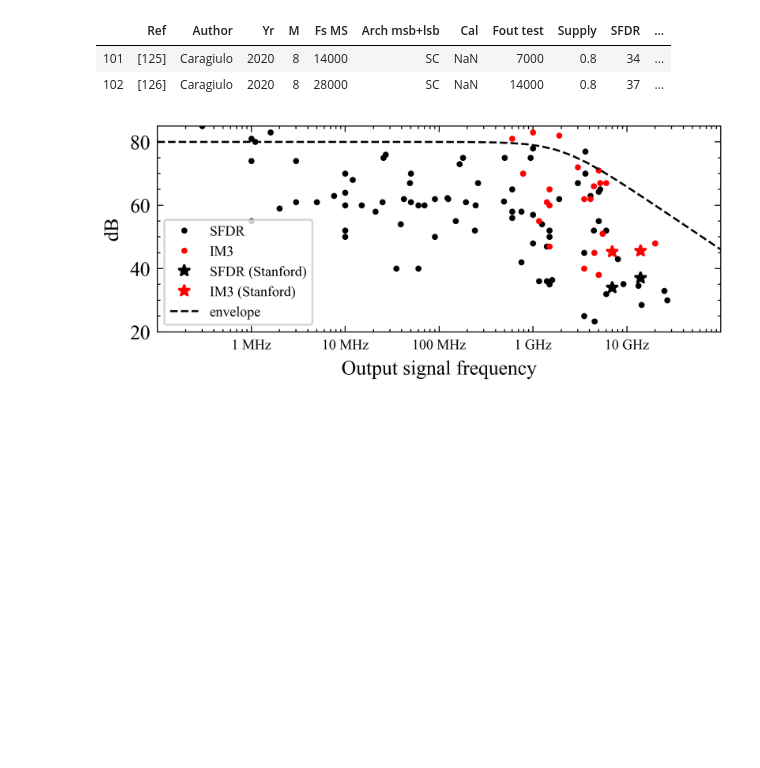
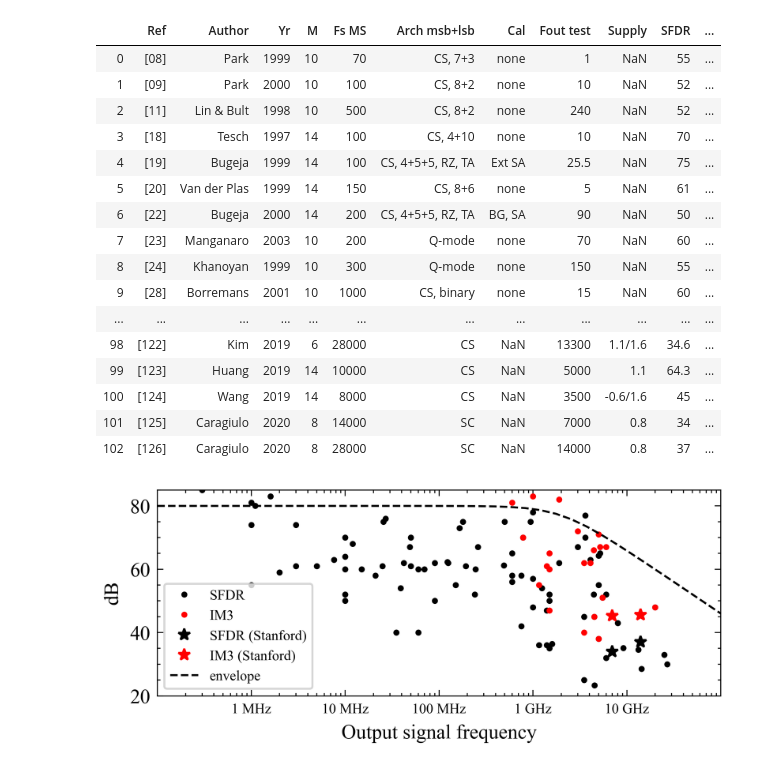
Before and after one commit to pietro-caragiulo/survey-DAC, a Jupyter notebook: notebook_survey.ipynb, the cells around one changed output. Cells and saved outputs as stored; diff of their text form; code cells hidden in the pictures; blank space fills up the shorter version.

```diff
--- a/notebook_survey.ipynb
+++ b/notebook_survey.ipynb
@@ -17,12 +17,26 @@ df=df[df['SFDR'] != '-']
 df=df[df['Fout test'] != 'DNR']
 
 df_stanford = df[df['Author'] == 'Caragiulo']
-# %%
-df_stanford
-# %% [output]
-|  | Ref | Author | Yr | M | Fs MS | Arch msb+lsb | Cal | Fout test | Supply | SFDR | ... |
-| 101 | [125] | Caragiulo | 2020 | 8 | 14000 | SC | NaN | 7000 | 0.8 | 34 | ... |
-| 102 | [126] | Caragiulo | 2020 | 8 | 28000 | SC | NaN | 14000 | 0.8 | 37 | ... |
+# %%
+df
+# %% [output]
+|  | Ref | Author | Yr | M | Fs MS | Arch msb+lsb | Cal | Fout test | Supply | SFDR | ... |
+| 0 | [08] | Park | 1999 | 10 | 70 | CS, 7+3 | none | 1 | NaN | 55 | ... |
+| 1 | [09] | Park | 2000 | 10 | 100 | CS, 8+2 | none | 10 | NaN | 52 | ... |
+| 2 | [11] | Lin & Bult | 1998 | 10 | 500 | CS, 8+2 | none | 240 | NaN | 52 | ... |
+| 3 | [18] | Tesch | 1997 | 14 | 100 | CS, 4+10 | none | 10 | NaN | 70 | ... |
+| 4 | [19] | Bugeja | 1999 | 14 | 100 | CS, 4+5+5, RZ, TA | Ext SA | 25.5 | NaN | 75 | ... |
+| 5 | [20] | Van der Plas | 1999 | 14 | 150 | CS, 8+6 | none | 5 | NaN | 61 | ... |
+| 6 | [22] | Bugeja | 2000 | 14 | 200 | CS, 4+5+5, RZ, TA | BG, SA | 90 | NaN | 50 | ... |
+| 7 | [23] | Manganaro | 2003 | 10 | 200 | Q-mode | none | 70 | NaN | 60 | ... |
+| 8 | [24] | Khanoyan | 1999 | 10 | 300 | Q-mode | none | 150 | NaN | 55 | ... |
+| 9 | [28] | Borremans | 2001 | 10 | 1000 | CS, binary | none | 15 | NaN | 60 | ... |
+| ... | ... | ... | ... | ... | ... | ... | ... | ... | ... | ... | ... |
+| 98 | [122] | Kim | 2019 | 6 | 28000 | CS | NaN | 13300 | 1.1/1.6 | 34.6 | ... |
+| 99 | [123] | Huang | 2019 | 14 | 10000 | CS | NaN | 5000 | 1.1 | 64.3 | ... |
+| 100 | [124] | Wang | 2019 | 14 | 8000 | CS | NaN | 3500 | -0.6/1.6 | 45 | ... |
+| 101 | [125] | Caragiulo | 2020 | 8 | 14000 | SC | NaN | 7000 | 0.8 | 34 | ... |
+| 102 | [126] | Caragiulo | 2020 | 8 | 28000 | SC | NaN | 14000 | 0.8 | 37 | ... |
 # %%
 x = df['Fout test'].astype('float64')
 y = df['SFDR'].astype('float64')
```
Also changed, not shown: parts of 5 cells of this notebook.
